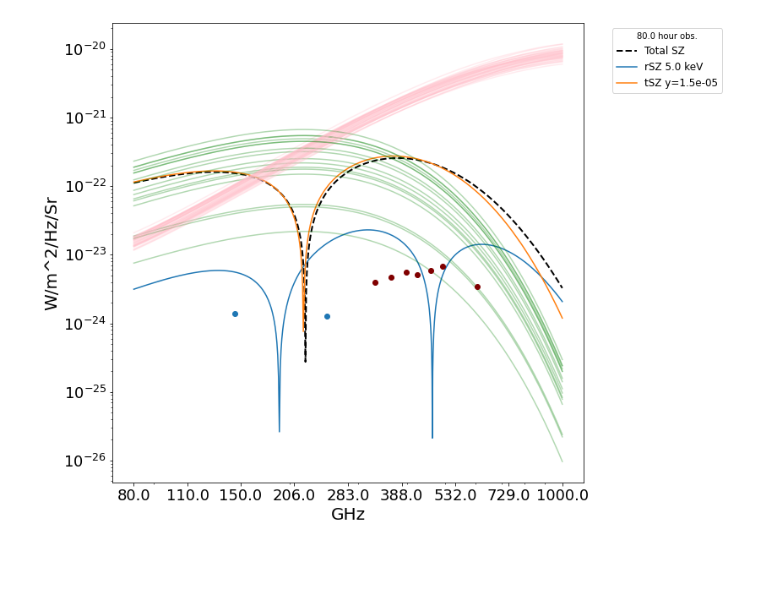
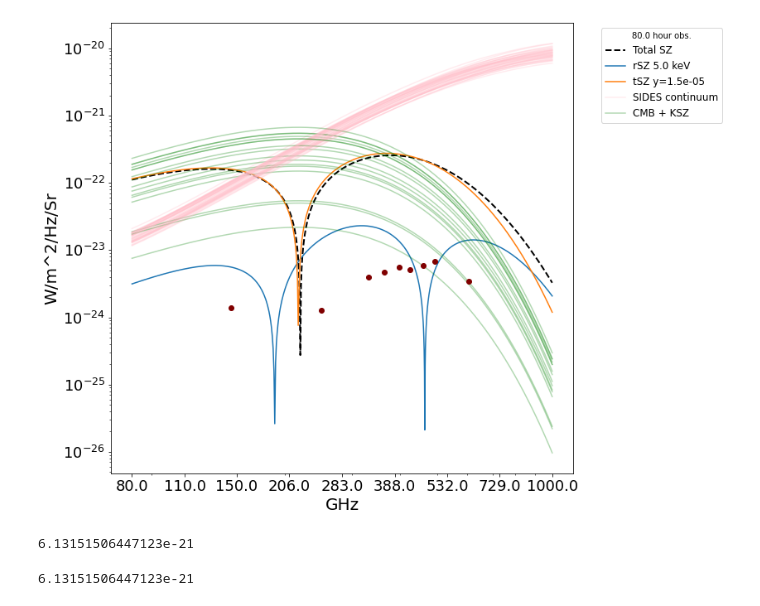
Before and after one commit to eitanrapa/Spectro-Imaging-Forecasting-Tool, a Jupyter notebook: Analysis notebooks/Stacked realizations.ipynb, the cells around one changed output. Cells and saved outputs as stored; diff of their text form; code cells hidden in the pictures; blank space fills up the shorter version.

```diff
--- a/Analysis notebooks/Stacked realizations.ipynb
+++ b/Analysis notebooks/Stacked realizations.ipynb
@@ -32,13 +35,11 @@ res3 = 26
 res4 = 27
 res5 = 100
 
-# Band definitions
-# Center frequency and BW taken from OLIMPO
-Bands_list1 = [{'name':'Band 1','nu_meanGHz':145,'FBW':0.3,'nu_resGHz':res1,'N_pixels':pix1},\
-      {'name':'Band 2','nu_meanGHz':250,'FBW':0.4,'nu_resGHz':res2,'N_pixels':pix2},\
-      {'name':'Band 3','nu_meanGHz':365,'FBW':0.18,'nu_resGHz':res3,'N_pixels':pix3},\
-      {'name':'Band 4','nu_meanGHz':460,'FBW':0.15,'nu_resGHz':res4,'N_pixels':pix4},\
-      {'name':'Band 5','nu_meanGHz':660,'FBW':0.166,'nu_resGHz':res5,'N_pixels':pix5}]
+Bands_list1 = [{'name':'Band 1','nu_meanGHz':145,'rms':0.36,'type':'OLIMPO'},\
+      {'name':'Band 2','nu_meanGHz':250,'rms':0.36,'type':'OLIMPO'},\
+      {'name':'Band 3','nu_meanGHz':365,'FBW':0.18,'nu_resGHz':res3,'N_pixels':pix3,'type':'spectrometric'},\
+      {'name':'Band 4','nu_meanGHz':460,'FBW':0.15,'nu_resGHz':res4,'N_pixels':pix4,'type':'spectrometric'},\
+      {'name':'Band 5','nu_meanGHz':660,'FBW':0.166,'nu_resGHz':res5,'N_pixels':pix5,'type':'spectrometric'}]
 
 #Time = 86400 #1 day
 #Time = 604800 #1 week
@@ -61,22 +64,23 @@ lat = 120
 labels = ('tau','temperature','peculiar_velocity','amp_sides','b_sides')
 #freq = np.linspace(80e9,720e9,1000)
 freq = np.linspace(80e9,1000e9,1000)
-templates_complete = test.templates(freq, long, lat)
+sz_template = SIFT.szpack_signal(freq, SIFT.y_to_tau(y, electron_temperature), electron_temperature, peculiar_vel)
 
 plt.rc('xtick',labelsize=18)
 plt.rc('ytick',labelsize=18)
 fig = plt.figure(figsize=(10,10))
 
 #Plot SZ components
-plt.plot(freq*HztoGHz,abs(templates_complete[0]),'--k',label='Total SZ',linewidth=2)
-plt.plot(freq*HztoGHz,abs(BIAS.szpack_signal(freq,BIAS.y_to_tau(y,electron_temperature),electron_temperature,1e-11) - BIAS.classical_tsz(y,freq)),label='rSZ ' + str(electron_temperature) + ' keV')
+plt.plot(freq*HztoGHz,abs(sz_template),'--k',label='Total SZ',linewidth=2)
+plt.plot(freq*HztoGHz,abs(SIFT.szpack_signal(freq,SIFT.y_to_tau(y,electron_temperature),electron_temperature,1e-11) - SIFT.classical_tsz(y,freq)),label='rSZ ' + str(electron_temperature) + ' keV')
 
-plt.plot(freq*HztoGHz,abs(BIAS.classical_tsz(y,freq)),label='tSZ y=' + str(y))
+plt.plot(freq*HztoGHz,abs(SIFT.classical_tsz(y,freq)),label='tSZ y=' + str(y))
 
-#long_list=[31,15,2,104,113,114,47,114,128,35,8,57,22,82,109,70,104,59,51,62,109,38,148,89,37,133,44,150,117,53,24,11,99,12,143,112,48,114,110,3]
-#lat_list=[54,89,88,122,120,96,77,15,64,132,15,13,108,145,3,86,48,91,118,152,84,70,41,64,101,55,81,26,40,126,56,24,30,7,102,63,14,31,39,51]
+long_list=[31,15,2,104,113,114,47,114,128,35,8,57,22,82,109,70,104,59,51,62,109,38,148,89,37,133,44,150,117,53,24,11,99,12,143,112,48,114,110,3]
+lat_list=[54,89,88,122,120,96,77,15,64,132,15,13,108,145,3,86,48,91,118,152,84,70,41,64,101,55,81,26,40,126,56,24,30,7,102,63,14,31,39,51]
+
 #Read saved parameters file
-df = pd.read_csv('/data/bolocam/bolocam/erapaport/parameter_file',header=None)
+df = pd.read_csv('/data/bolocam/bolocam/erapaport/Auxiliary/parameter_file',header=None)
 params = df.to_numpy()
 
 for i in range(40):
@@ -86,38 +90,43 @@ for i in range(40):
     amp_ksz = params[i,6]
     amp_tsz= params[i,7]
 
     #SIDES continuum model and emission line data
-    templates_complete = test.templates(freq, sides_long, sides_lat)
-    plt.plot(freq*HztoGHz,abs(templates_complete[1]),color='pink',alpha=0.3)#,label='SIDES continuum')
+    sides_template = SIFT.SIDES_continuum(freq, long_list[i], lat_list[i])
+    plt.plot(freq*HztoGHz,abs(sides_template),color='pink',alpha=0.3,label='SIDES continuum')
 
-    plt.plot(freq*HztoGHz,BIAS.dB(amp_cmb + amp_ksz, freq),color='green',alpha=0.3)
-
+    plt.plot(freq*HztoGHz,SIFT.dB(amp_cmb + amp_ksz, freq),color='green',alpha=0.3,label='CMB + KSZ')
 
 bands = Bands_list1
 rms_values = np.asarray([0.36, 0.27])*(np.sqrt(80)/(np.sqrt(time/3600)))
 frequencies = [145,250]
 nu_total_array = np.array(frequencies)*GHztoHz
 x = h_p*nu_total_array/(k_b*TCMB)
 sigma_b_array = 2*k_b*((nu_total_array/c)**2)*(x/(np.exp(x)-1))*(x*np.exp(x))/(np.exp(x)-1)*np.array(rms_values)*1e-6
-plt.scatter(nu_total_array*HztoGHz,sigma_b_array)
+plt.scatter(nu_total_array*HztoGHz,sigma_b_array, color='maroon')
 ncolor = len(bands)-2
 color=iter(cm.gray_r(np.linspace(1,0.8,ncolor+1)))
 for bb in range(ncolor):
     b1 = bands[bb+2]
-    nu_vec_b1, sigma_B_b1 = BIAS.sigB(b1, time)
+    nu_vec_b1, sigma_B_b1 = SIFT.sigB(b1, time)
 
     colr=next(color)
     plt.plot(nu_vec_b1*HztoGHz, sigma_B_b1,'o', lw=7, alpha=1, color='maroon')
 
 
 plt.xscale('log')
 plt.yscale('log')
 plt.xlabel('GHz',fontsize=20)
 plt.ylabel('W/m^2/Hz/Sr',fontsize=20)
 
 #Make xticks match as best as possible
 plt.xticks(np.rint(np.logspace(np.log10(80), np.log10(1e3),num=9)),np.rint(np.logspace(np.log10(80), np.log10(1e3),num=9)))
-plt.legend(bbox_to_anchor=(1.05, 1), loc='upper left', frameon=True, prop={'size':12}, ncol=1, title= '{} hour obs.'.format(time/3600))
+handles, labels = plt.gca().get_legend_handles_labels()
+by_label = dict(zip(labels, handles))
+plt.legend(by_label.values(), by_label.keys(), bbox_to_anchor=(1.05, 1), loc='upper left', frameon=True, prop={'size':12}, ncol=1, title= '{} hour obs.'.format(time/3600))
 plt.show()
 # %% [output]
-[figure, old version]
+[figure, new version]
+# %%
+print(sides_template[782])
+# %% [output]
+6.13151506447123e-21
@@ -123,0 +135,6 @@ plt.show()
+# %%
+sides_template = SIFT.SIDES_continuum(freq, 31, 54)
+sides_template = sides_template*((6.13151506447123e-21)/sides_template[782])
+print(sides_template[782])
+# %% [output]
+6.13151506447123e-21
```
Also changed, not shown: parts of 6 cells of this notebook, 7 other files.
